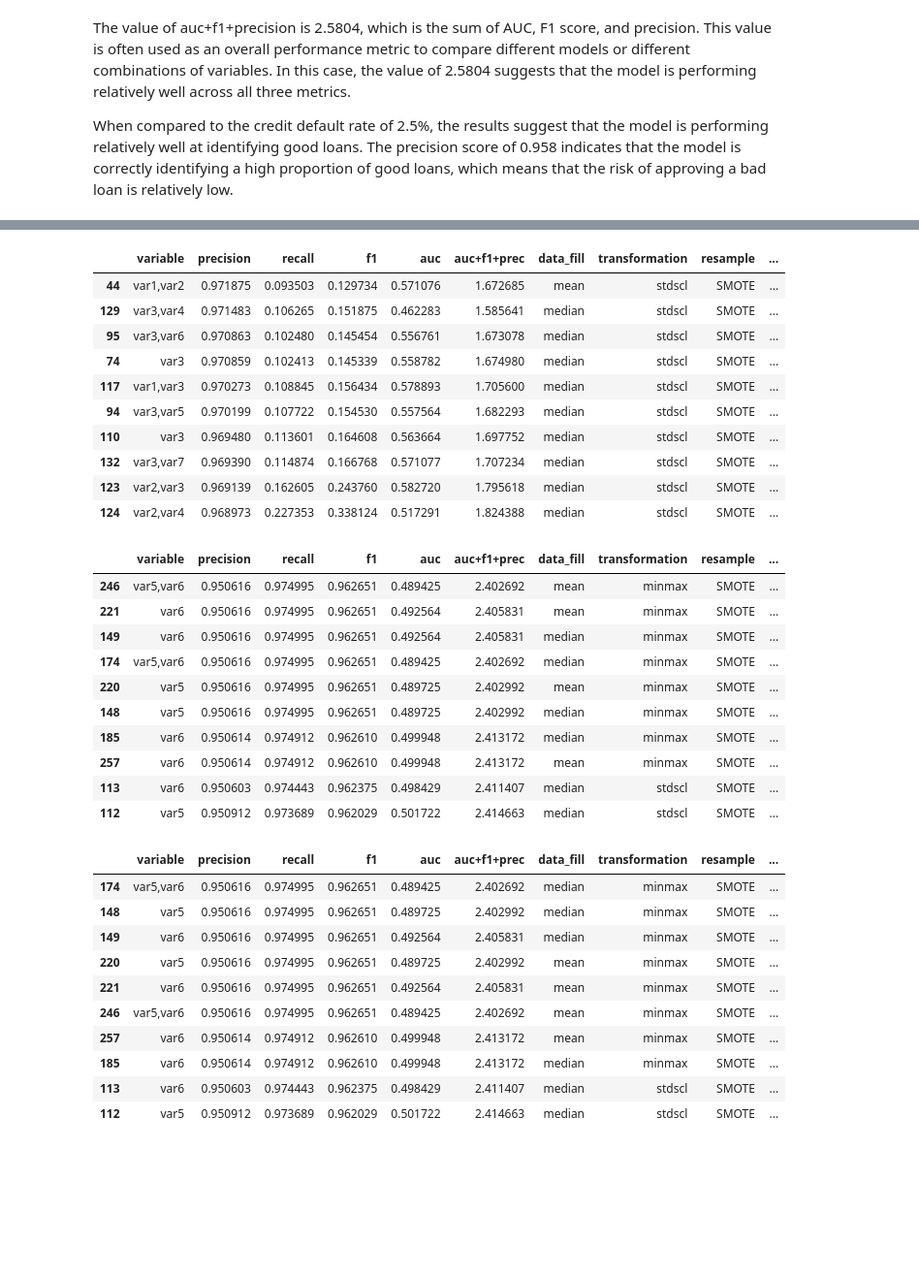
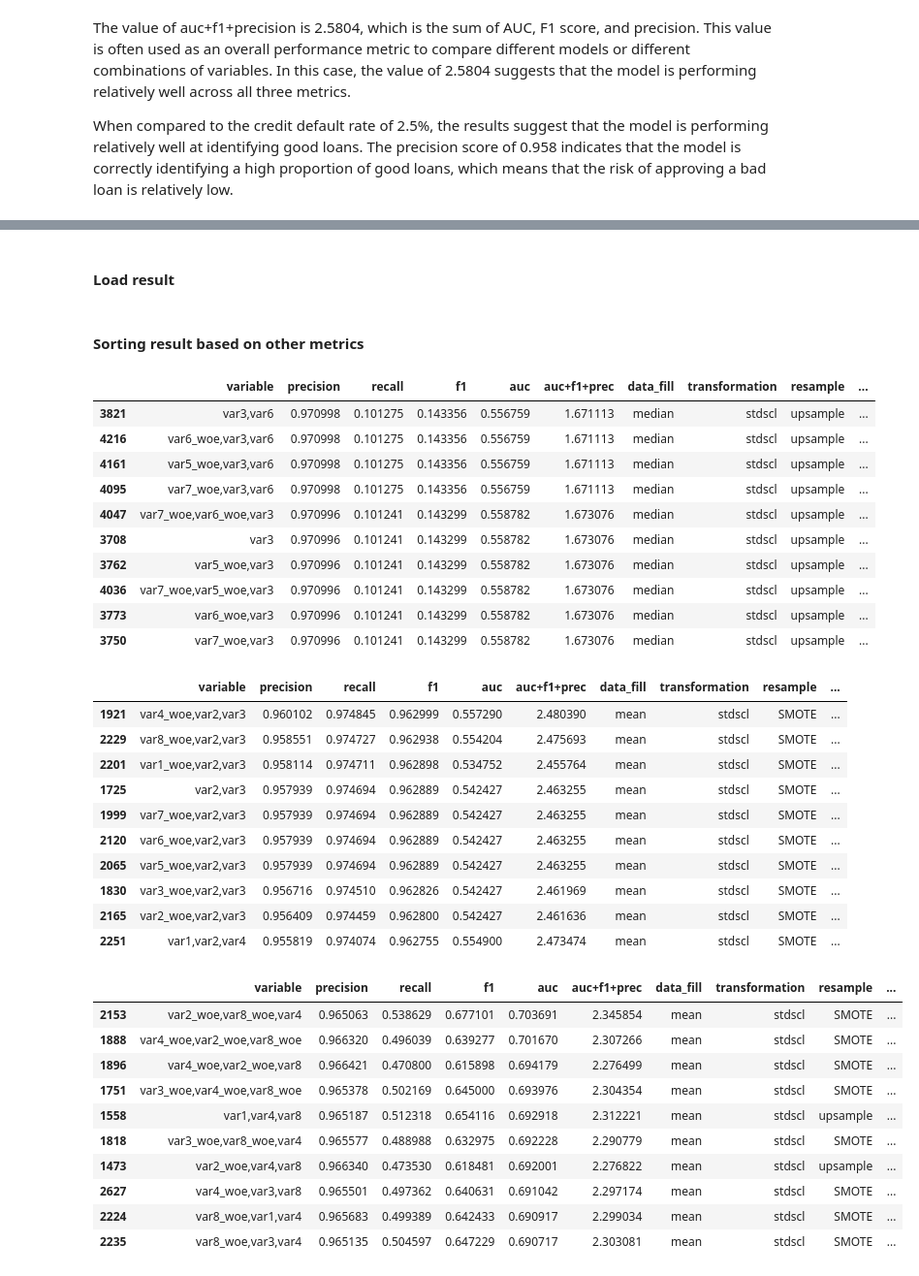
Before and after one commit to martinbandung/2023_MLF_Project, a Jupyter notebook: submission.ipynb, the cells around one changed output, grey strips where cells are left out. Shown at 97% size. Saved outputs shown, nothing was run; the diff lists cells and outputs as text; code cells hidden in the pictures; blank space fills up the shorter version.

```diff
--- a/submission.ipynb
+++ b/submission.ipynb
@@ -880,45 +765,48 @@ Name: f1, Length: 255, dtype: bool
+# %% [markdown]
+#### Load result
 # %%
-dfclassification_result=pd.read_csv('classification_result.csv',index_col=0)
+dfclassification_result=pd.read_csv('20230501classification_result.csv',index_col=0)
+# %% [markdown]
+#### Sorting result based on other metrics
 # %%
-#dfclassification_result['prec_f1']=dfclassification_result['f1']*dfclassification_result['precision']
 dfclassification_result.sort_values('precision',ascending=False).head(10)
 # %% [output]
 |  | variable | precision | recall | f1 | auc | auc+f1+prec | data_fill | transformation | resample | ... |
-| 44 | var1,var2 | 0.971875 | 0.093503 | 0.129734 | 0.571076 | 1.672685 | mean | stdscl | SMOTE | ... |
-| 129 | var3,var4 | 0.971483 | 0.106265 | 0.151875 | 0.462283 | 1.585641 | median | stdscl | SMOTE | ... |
-| 95 | var3,var6 | 0.970863 | 0.102480 | 0.145454 | 0.556761 | 1.673078 | median | stdscl | SMOTE | ... |
-| 74 | var3 | 0.970859 | 0.102413 | 0.145339 | 0.558782 | 1.674980 | median | stdscl | SMOTE | ... |
-| 117 | var1,var3 | 0.970273 | 0.108845 | 0.156434 | 0.578893 | 1.705600 | median | stdscl | SMOTE | ... |
-| 94 | var3,var5 | 0.970199 | 0.107722 | 0.154530 | 0.557564 | 1.682293 | median | stdscl | SMOTE | ... |
-| 110 | var3 | 0.969480 | 0.113601 | 0.164608 | 0.563664 | 1.697752 | median | stdscl | SMOTE | ... |
-| 132 | var3,var7 | 0.969390 | 0.114874 | 0.166768 | 0.571077 | 1.707234 | median | stdscl | SMOTE | ... |
-| 123 | var2,var3 | 0.969139 | 0.162605 | 0.243760 | 0.582720 | 1.795618 | median | stdscl | SMOTE | ... |
-| 124 | var2,var4 | 0.968973 | 0.227353 | 0.338124 | 0.517291 | 1.824388 | median | stdscl | SMOTE | ... |
+| 3821 | var3,var6 | 0.970998 | 0.101275 | 0.143356 | 0.556759 | 1.671113 | median | stdscl | upsample | ... |
+| 4216 | var6_woe,var3,var6 | 0.970998 | 0.101275 | 0.143356 | 0.556759 | 1.671113 | median | stdscl | upsample | ... |
+| 4161 | var5_woe,var3,var6 | 0.970998 | 0.101275 | 0.143356 | 0.556759 | 1.671113 | median | stdscl | upsample | ... |
+| 4095 | var7_woe,var3,var6 | 0.970998 | 0.101275 | 0.143356 | 0.556759 | 1.671113 | median | stdscl | upsample | ... |
+| 4047 | var7_woe,var6_woe,var3 | 0.970996 | 0.101241 | 0.143299 | 0.558782 | 1.673076 | median | stdscl | upsample | ... |
+| 3708 | var3 | 0.970996 | 0.101241 | 0.143299 | 0.558782 | 1.673076 | median | stdscl | upsample | ... |
+| 3762 | var5_woe,var3 | 0.970996 | 0.101241 | 0.143299 | 0.558782 | 1.673076 | median | stdscl | upsample | ... |
+| 4036 | var7_woe,var5_woe,var3 | 0.970996 | 0.101241 | 0.143299 | 0.558782 | 1.673076 | median | stdscl | upsample | ... |
+| 3773 | var6_woe,var3 | 0.970996 | 0.101241 | 0.143299 | 0.558782 | 1.673076 | median | stdscl | upsample | ... |
+| 3750 | var7_woe,var3 | 0.970996 | 0.101241 | 0.143299 | 0.558782 | 1.673076 | median | stdscl | upsample | ... |
 # %%
 dfclassification_result.sort_values('f1',ascending=False).head(10)
 # %% [output]
 |  | variable | precision | recall | f1 | auc | auc+f1+prec | data_fill | transformation | resample | ... |
-| 246 | var5,var6 | 0.950616 | 0.974995 | 0.962651 | 0.489425 | 2.402692 | mean | minmax | SMOTE | ... |
-| 221 | var6 | 0.950616 | 0.974995 | 0.962651 | 0.492564 | 2.405831 | mean | minmax | SMOTE | ... |
-| 149 | var6 | 0.950616 | 0.974995 | 0.962651 | 0.492564 | 2.405831 | median | minmax | SMOTE | ... |
-| 174 | var5,var6 | 0.950616 | 0.974995 | 0.962651 | 0.489425 | 2.402692 | median | minmax | SMOTE | ... |
-| 220 | var5 | 0.950616 | 0.974995 | 0.962651 | 0.489725 | 2.402992 | mean | minmax | SMOTE | ... |
-| 148 | var5 | 0.950616 | 0.974995 | 0.962651 | 0.489725 | 2.402992 | median | minmax | SMOTE | ... |
-| 185 | var6 | 0.950614 | 0.974912 | 0.962610 | 0.499948 | 2.413172 | median | minmax | SMOTE | ... |
-| 257 | var6 | 0.950614 | 0.974912 | 0.962610 | 0.499948 | 2.413172 | mean | minmax | SMOTE | ... |
-| 113 | var6 | 0.950603 | 0.974443 | 0.962375 | 0.498429 | 2.411407 | median | stdscl | SMOTE | ... |
-| 112 | var5 | 0.950912 | 0.973689 | 0.962029 | 0.501722 | 2.414663 | median | stdscl | SMOTE | ... |
+| 1921 | var4_woe,var2,var3 | 0.960102 | 0.974845 | 0.962999 | 0.557290 | 2.480390 | mean | stdscl | SMOTE | ... |
+| 2229 | var8_woe,var2,var3 | 0.958551 | 0.974727 | 0.962938 | 0.554204 | 2.475693 | mean | stdscl | SMOTE | ... |
+| 2201 | var1_woe,var2,var3 | 0.958114 | 0.974711 | 0.962898 | 0.534752 | 2.455764 | mean | stdscl | SMOTE | ... |
+| 1725 | var2,var3 | 0.957939 | 0.974694 | 0.962889 | 0.542427 | 2.463255 | mean | stdscl | SMOTE | ... |
+| 1999 | var7_woe,var2,var3 | 0.957939 | 0.974694 | 0.962889 | 0.542427 | 2.463255 | mean | stdscl | SMOTE | ... |
+| 2120 | var6_woe,var2,var3 | 0.957939 | 0.974694 | 0.962889 | 0.542427 | 2.463255 | mean | stdscl | SMOTE | ... |
+| 2065 | var5_woe,var2,var3 | 0.957939 | 0.974694 | 0.962889 | 0.542427 | 2.463255 | mean | stdscl | SMOTE | ... |
+| 1830 | var3_woe,var2,var3 | 0.956716 | 0.974510 | 0.962826 | 0.542427 | 2.461969 | mean | stdscl | SMOTE | ... |
+| 2165 | var2_woe,var2,var3 | 0.956409 | 0.974459 | 0.962800 | 0.542427 | 2.461636 | mean | stdscl | SMOTE | ... |
+| 2251 | var1,var2,var4 | 0.955819 | 0.974074 | 0.962755 | 0.554900 | 2.473474 | mean | stdscl | SMOTE | ... |
 # %%
-dfclassification_result.sort_values('recall',ascending=False).head(10)
+dfclassification_result.sort_values('auc',ascending=False).head(10)
 # %% [output]
 |  | variable | precision | recall | f1 | auc | auc+f1+prec | data_fill | transformation | resample | ... |
-| 174 | var5,var6 | 0.950616 | 0.974995 | 0.962651 | 0.489425 | 2.402692 | median | minmax | SMOTE | ... |
-| 148 | var5 | 0.950616 | 0.974995 | 0.962651 | 0.489725 | 2.402992 | median | minmax | SMOTE | ... |
-| 149 | var6 | 0.950616 | 0.974995 | 0.962651 | 0.492564 | 2.405831 | median | minmax | SMOTE | ... |
-| 220 | var5 | 0.950616 | 0.974995 | 0.962651 | 0.489725 | 2.402992 | mean | minmax | SMOTE | ... |
-| 221 | var6 | 0.950616 | 0.974995 | 0.962651 | 0.492564 | 2.405831 | mean | minmax | SMOTE | ... |
-| 246 | var5,var6 | 0.950616 | 0.974995 | 0.962651 | 0.489425 | 2.402692 | mean | minmax | SMOTE | ... |
-| 257 | var6 | 0.950614 | 0.974912 | 0.962610 | 0.499948 | 2.413172 | mean | minmax | SMOTE | ... |
-| 185 | var6 | 0.950614 | 0.974912 | 0.962610 | 0.499948 | 2.413172 | median | minmax | SMOTE | ... |
-| 113 | var6 | 0.950603 | 0.974443 | 0.962375 | 0.498429 | 2.411407 | median | stdscl | SMOTE | ... |
-| 112 | var5 | 0.950912 | 0.973689 | 0.962029 | 0.501722 | 2.414663 | median | stdscl | SMOTE | ... |
+| 2153 | var2_woe,var8_woe,var4 | 0.965063 | 0.538629 | 0.677101 | 0.703691 | 2.345854 | mean | stdscl | SMOTE | ... |
+| 1888 | var4_woe,var2_woe,var8_woe | 0.966320 | 0.496039 | 0.639277 | 0.701670 | 2.307266 | mean | stdscl | SMOTE | ... |
+| 1896 | var4_woe,var2_woe,var8 | 0.966421 | 0.470800 | 0.615898 | 0.694179 | 2.276499 | mean | stdscl | SMOTE | ... |
+| 1751 | var3_woe,var4_woe,var8_woe | 0.965378 | 0.502169 | 0.645000 | 0.693976 | 2.304354 | mean | stdscl | SMOTE | ... |
+| 1558 | var1,var4,var8 | 0.965187 | 0.512318 | 0.654116 | 0.692918 | 2.312221 | mean | stdscl | upsample | ... |
+| 1818 | var3_woe,var8_woe,var4 | 0.965577 | 0.488988 | 0.632975 | 0.692228 | 2.290779 | mean | stdscl | SMOTE | ... |
+| 1473 | var2_woe,var4,var8 | 0.966340 | 0.473530 | 0.618481 | 0.692001 | 2.276822 | mean | stdscl | upsample | ... |
+| 2627 | var4_woe,var3,var8 | 0.965501 | 0.497362 | 0.640631 | 0.691042 | 2.297174 | mean | stdscl | SMOTE | ... |
+| 2224 | var8_woe,var1,var4 | 0.965683 | 0.499389 | 0.642433 | 0.690917 | 2.299034 | mean | stdscl | SMOTE | ... |
+| 2235 | var8_woe,var3,var4 | 0.965135 | 0.504597 | 0.647229 | 0.690717 | 2.303081 | mean | stdscl | SMOTE | ... |
```
Also changed, not shown: parts of 20 cells of this notebook, 33 other files.
